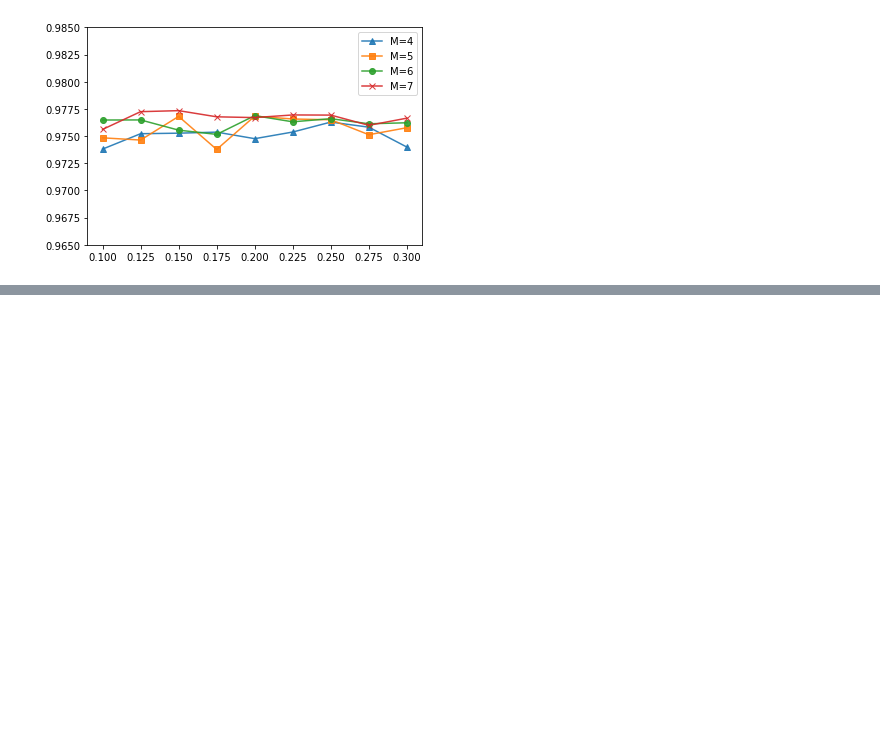
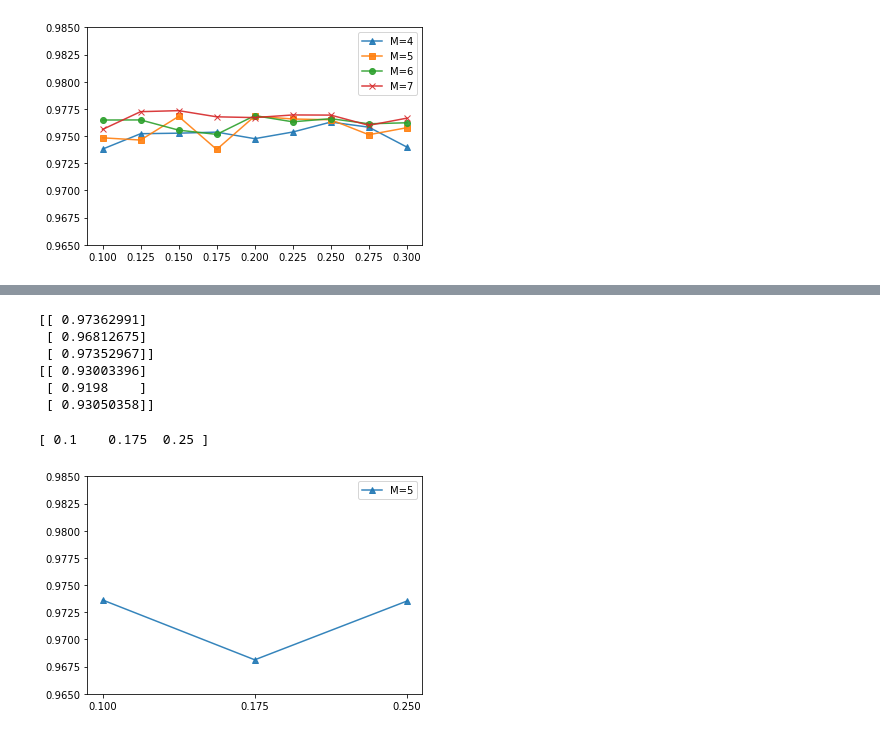
Before and after one commit to davidsjohnson/VPT2, a Jupyter notebook: CMJ Stuff.ipynb, the cells around one changed output, grey strips where cells are left out. Drawn from its saved outputs; the diff is of its cells as text; code cells hidden in the pictures; blank space fills up the shorter version.

```diff
--- a/CMJ Stuff.ipynb
+++ b/CMJ Stuff.ipynb
@@ -261,0 +264,26 @@ array(['data/posture/p1/p1a/000243.bin', 'data/posture/p1/p1a/000243.bin',
+# %%
+print(aug_acc)
+print(aug_f_score)
+# %% [output]
+[[ 0.97362991]
+ [ 0.96812675]
+ [ 0.97352967]]
+[[ 0.93003396]
+ [ 0.9198    ]
+ [ 0.93050358]]
+# %%
+x_vals = np.linspace(.1, .25, 3)
+print(x_vals)
+
+markers = ["^"]
+
+axes = plt.gca()
+axes.set_ylim([.965,.985])
+axes.set_xticks(x_vals)
+for i, m in enumerate(markers):
+    plt.plot(x_vals, aug_acc[:,i], marker=m, alpha=.9)
+plt.legend(['M=5'])
+plt.savefig("/Users/fortjay81/Dropbox/Uvic/dissertation/publications/1_WIP/CMJ_VPT_2017/figures/rdf-aug-results.jpg")
+# %% [output]
+[ 0.1    0.175  0.25 ]
+[figure, added]
```
Also changed, not shown: parts of 14 cells of this notebook, 4 other files.
